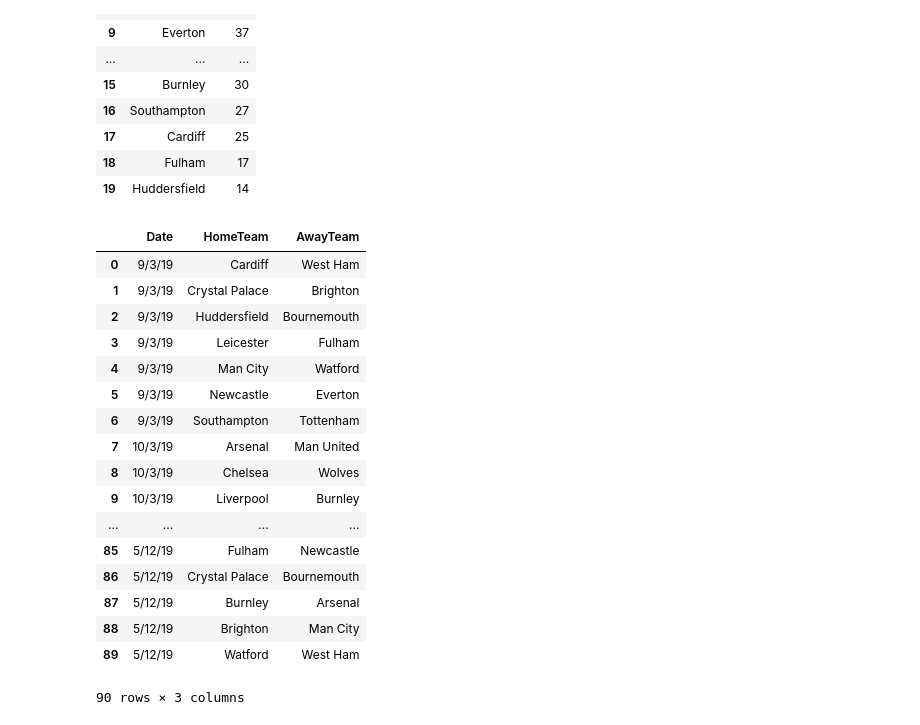
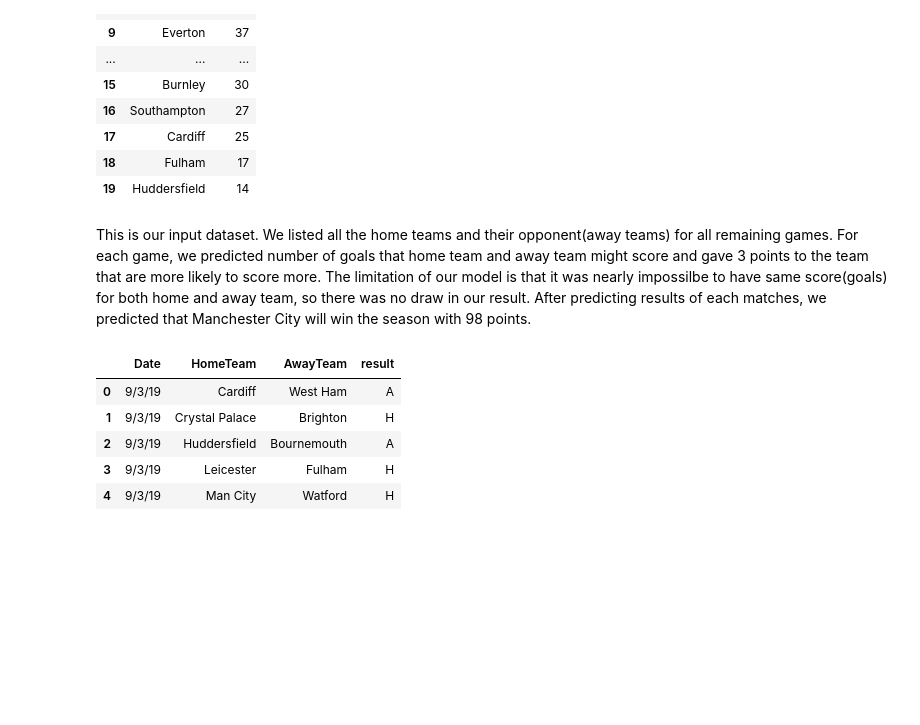
Before and after one commit to info370a-w19-finalproject2/final_project, a Jupyter notebook: won_report.ipynb, the cells around one changed output. Drawn from its saved outputs; the diff is of its cells as text; code cells hidden in the pictures; blank space fills up the shorter version.

```diff
--- a/won_report.ipynb
+++ b/won_report.ipynb
@@ -268,25 +305,15 @@ ranking
 | 19 | Huddersfield | 14 |
 # %%
 future_matches = pd.read_csv('./data/prediction.csv')
+# %% [markdown]
+This is our input dataset. We listed all the home teams and their opponent(away teams) for all remaining games. For each game, we predicted number of goals that home team and away team might score and gave 3 points to the team that are more likely to score more. The limitation of our model is that it was nearly impossilbe to have same score(goals) for both home and away team, so there was no draw in our result. After predicting results of each matches, we predicted that Manchester City will win the season with 98 points.
 # %%
-future_matches
+future_matches.head()
 # %% [output]
-|  | Date | HomeTeam | AwayTeam |
-| 0 | 9/3/19 | Cardiff | West Ham |
-| 1 | 9/3/19 | Crystal Palace | Brighton |
-| 2 | 9/3/19 | Huddersfield | Bournemouth |
-| 3 | 9/3/19 | Leicester | Fulham |
-| 4 | 9/3/19 | Man City | Watford |
-| 5 | 9/3/19 | Newcastle | Everton |
-| 6 | 9/3/19 | Southampton | Tottenham |
-| 7 | 10/3/19 | Arsenal | Man United |
-| 8 | 10/3/19 | Chelsea | Wolves |
-| 9 | 10/3/19 | Liverpool | Burnley |
-| ... | ... | ... | ... |
-| 85 | 5/12/19 | Fulham | Newcastle |
-| 86 | 5/12/19 | Crystal Palace | Bournemouth |
-| 87 | 5/12/19 | Burnley | Arsenal |
-| 88 | 5/12/19 | Brighton | Man City |
-| 89 | 5/12/19 | Watford | West Ham |
+|  | Date | HomeTeam | AwayTeam | result |
+| 0 | 9/3/19 | Cardiff | West Ham | A |
+| 1 | 9/3/19 | Crystal Palace | Brighton | H |
+| 2 | 9/3/19 | Huddersfield | Bournemouth | A |
+| 3 | 9/3/19 | Leicester | Fulham | H |
+| 4 | 9/3/19 | Man City | Watford | H |
-90 rows × 3 columns
 # %%
```
Also changed, not shown: parts of 13 cells of this notebook, 1 other file.
